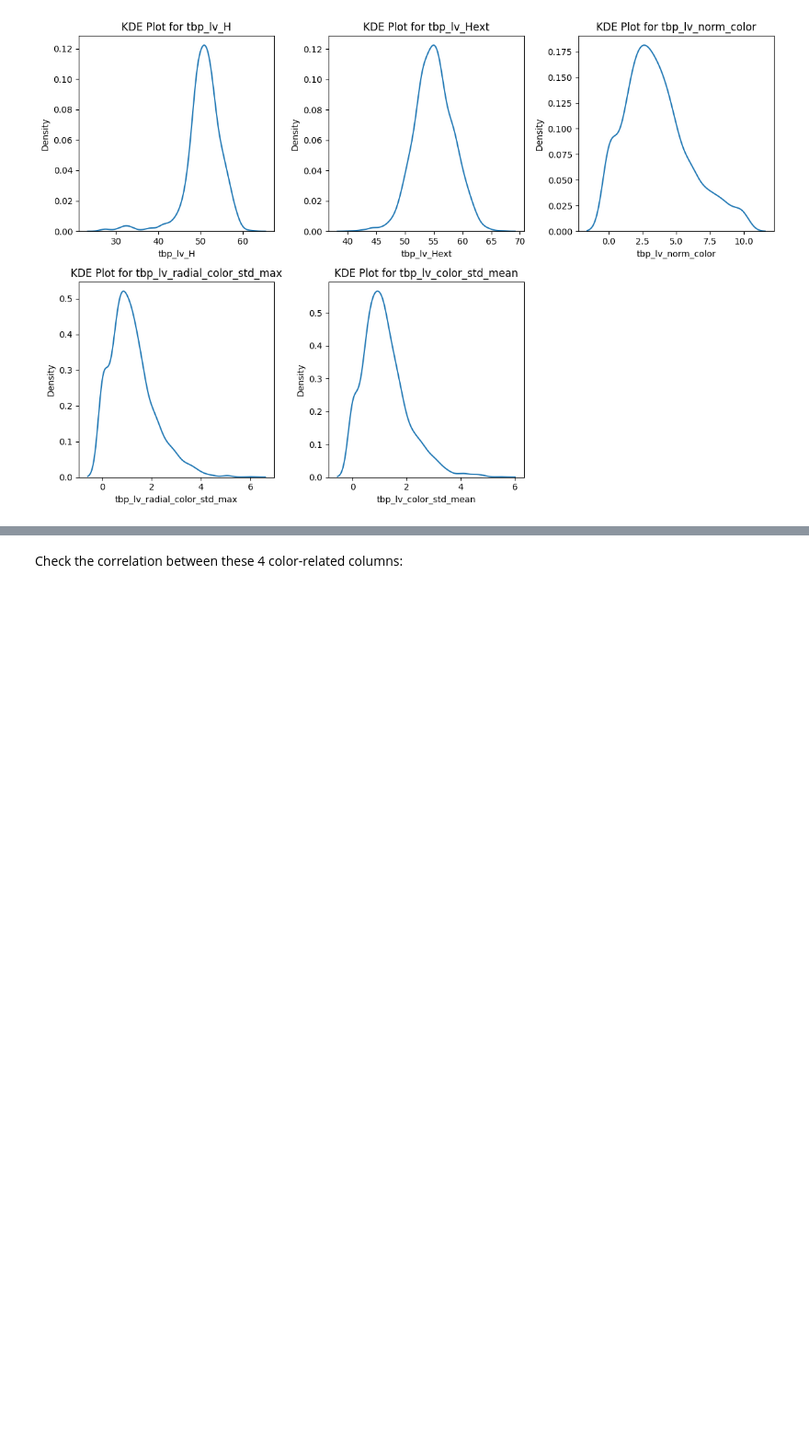
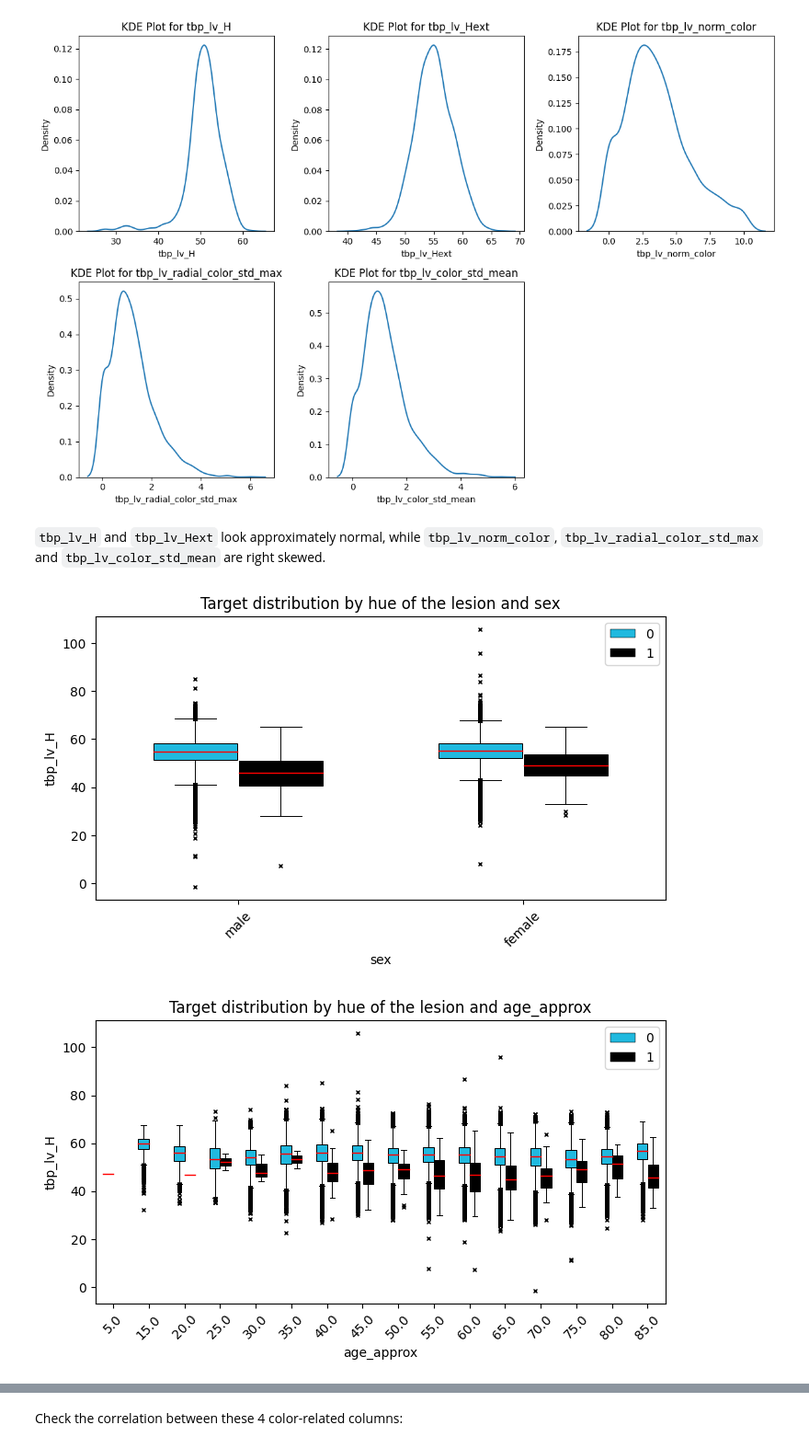
Before and after one commit to JinghanChen99/Kaggle-Skin-Cancer, a Jupyter notebook: load_data.ipynb, the cells around one changed output, grey strips where cells are left out. Shown at 92% size. Drawn from its saved outputs; the diff is of its cells as text; code cells hidden in the pictures; blank space fills up the shorter version.

```diff
--- a/load_data.ipynb
+++ b/load_data.ipynb
@@ -679,3 +679,15 @@ plt.tight_layout()
 plt.show()
 # %% [output]
 [figure]
+# %% [markdown]
+`tbp_lv_H` and `tbp_lv_Hext` look approximately normal, while `tbp_lv_norm_color`, `tbp_lv_radial_color_std_max` and `tbp_lv_color_std_mean` are right skewed.
+# %%
+f_x = 'target'
+f_y = 'tbp_lv_H'
+splits = ['sex', 'age_approx', 'anatom_site_general']
+
+for split in splits:
+    box_distr(train_metadata, f_x, f_y, split, 'Target distribution by hue of the lesion and ' + str(split),  'upper right')
+# %% [output]
+[figure, added]
+[figure, added]
```
Also changed, not shown: parts of 8 cells of this notebook, 1 other file.
